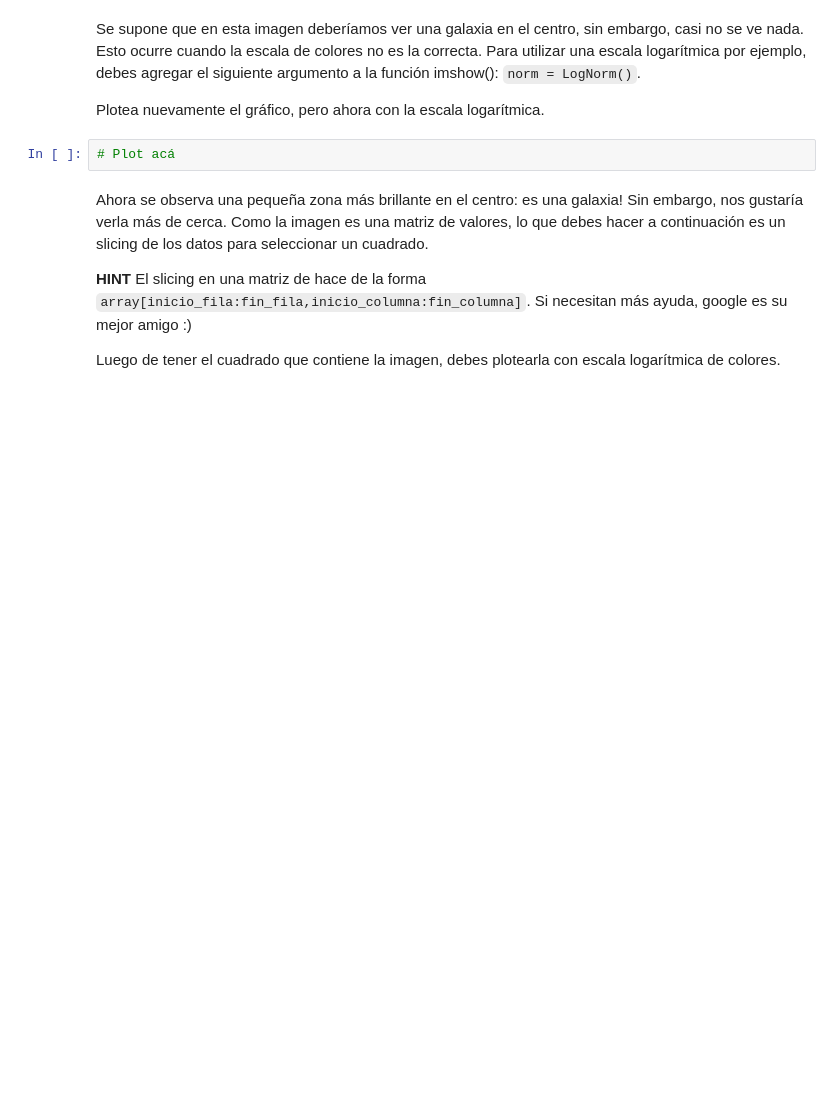
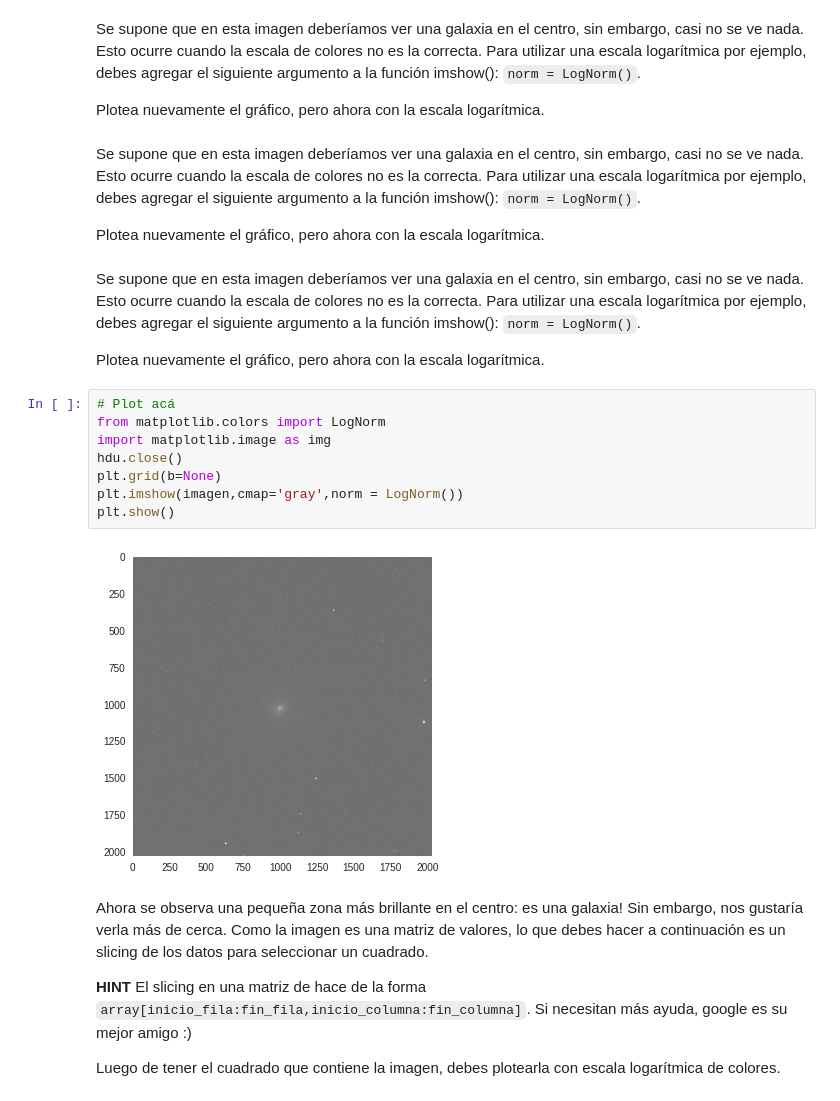
Before and after one commit to felipe34asaav/minitarea3, a Jupyter notebook: minitarea3.ipynb, the cells around one changed output. Saved outputs shown, nothing was run; the diff lists cells and outputs as text; blank space fills up the shorter version.

Commit message:
galaxia de chocolate

```diff
--- a/minitarea3.ipynb
+++ b/minitarea3.ipynb
@@ -123,8 +124,24 @@ plt.grid(b=None)
 Se supone que en esta imagen deberíamos ver una galaxia en el centro, sin embargo, casi no se ve nada. Esto ocurre cuando la escala de colores no es la correcta. Para utilizar una escala logarítmica por ejemplo, debes agregar el siguiente argumento a la función imshow(): `norm = LogNorm()`.
 
 Plotea nuevamente el gráfico, pero ahora con la escala logarítmica.
-# %%
-# Plot acá
+# %% [markdown]
+Se supone que en esta imagen deberíamos ver una galaxia en el centro, sin embargo, casi no se ve nada. Esto ocurre cuando la escala de colores no es la correcta. Para utilizar una escala logarítmica por ejemplo, debes agregar el siguiente argumento a la función imshow(): `norm = LogNorm()`.
+
+Plotea nuevamente el gráfico, pero ahora con la escala logarítmica.
+# %% [markdown]
+Se supone que en esta imagen deberíamos ver una galaxia en el centro, sin embargo, casi no se ve nada. Esto ocurre cuando la escala de colores no es la correcta. Para utilizar una escala logarítmica por ejemplo, debes agregar el siguiente argumento a la función imshow(): `norm = LogNorm()`.
+
+Plotea nuevamente el gráfico, pero ahora con la escala logarítmica.
+# %%
+# Plot acá
+from matplotlib.colors import LogNorm
+import matplotlib.image as img
+hdu.close()
+plt.grid(b=None)
+plt.imshow(imagen,cmap='gray',norm = LogNorm())
+plt.show()
+# %% [output]
+[figure, added]
 # %% [markdown]
 Ahora se observa una pequeña zona más brillante en el centro: es una galaxia! Sin embargo, nos gustaría verla más de cerca. Como la imagen es una matriz de valores, lo que debes hacer a continuación es un slicing de los datos para seleccionar un cuadrado.
 
```
Also changed, not shown: parts of 3 cells of this notebook.
